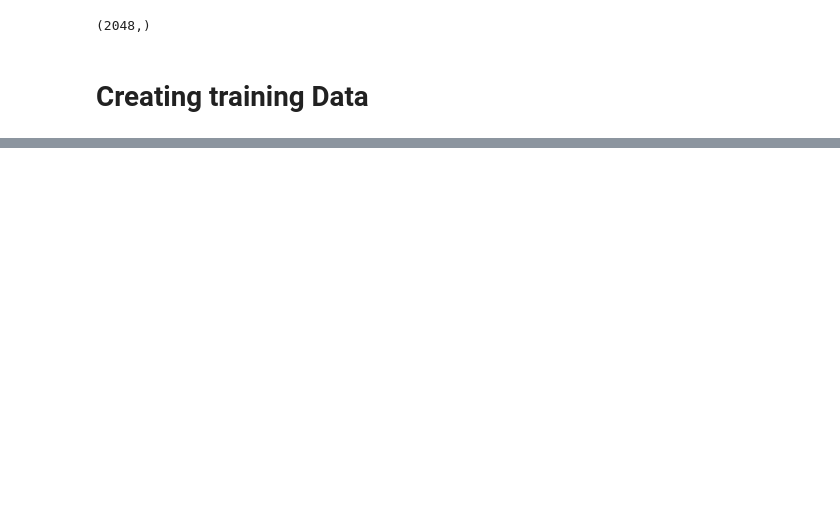
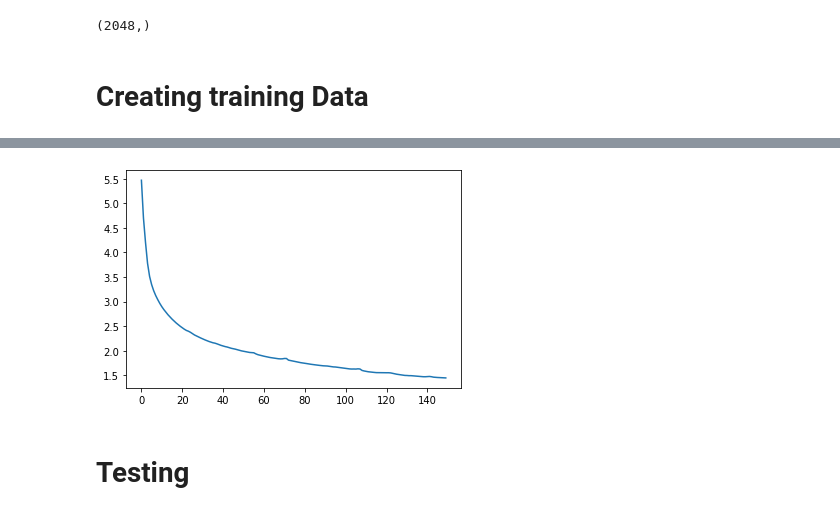
Before and after one commit to skagnihotri/image_captioning, a Jupyter notebook: IMG_CAPT.ipynb, the cells around one changed output, grey strips where cells are left out. Drawn from its saved outputs; the diff is of its cells as text; code cells hidden in the pictures; blank space fills up the shorter version.

Commit message:
trainning is done and testing is also done

```diff
--- a/IMG_CAPT.ipynb
+++ b/IMG_CAPT.ipynb
@@ -248,0 +407,7 @@ def train_data(all_img_cap, img_encoded, word_2_idx, max_len, vocal_size) :
+# %%
+plt.plot(loss)
+plt.show()
+# %% [output]
+[figure, added]
+# %% [markdown]
+# **Testing**
```
Also changed, not shown: parts of 46 cells of this notebook.
